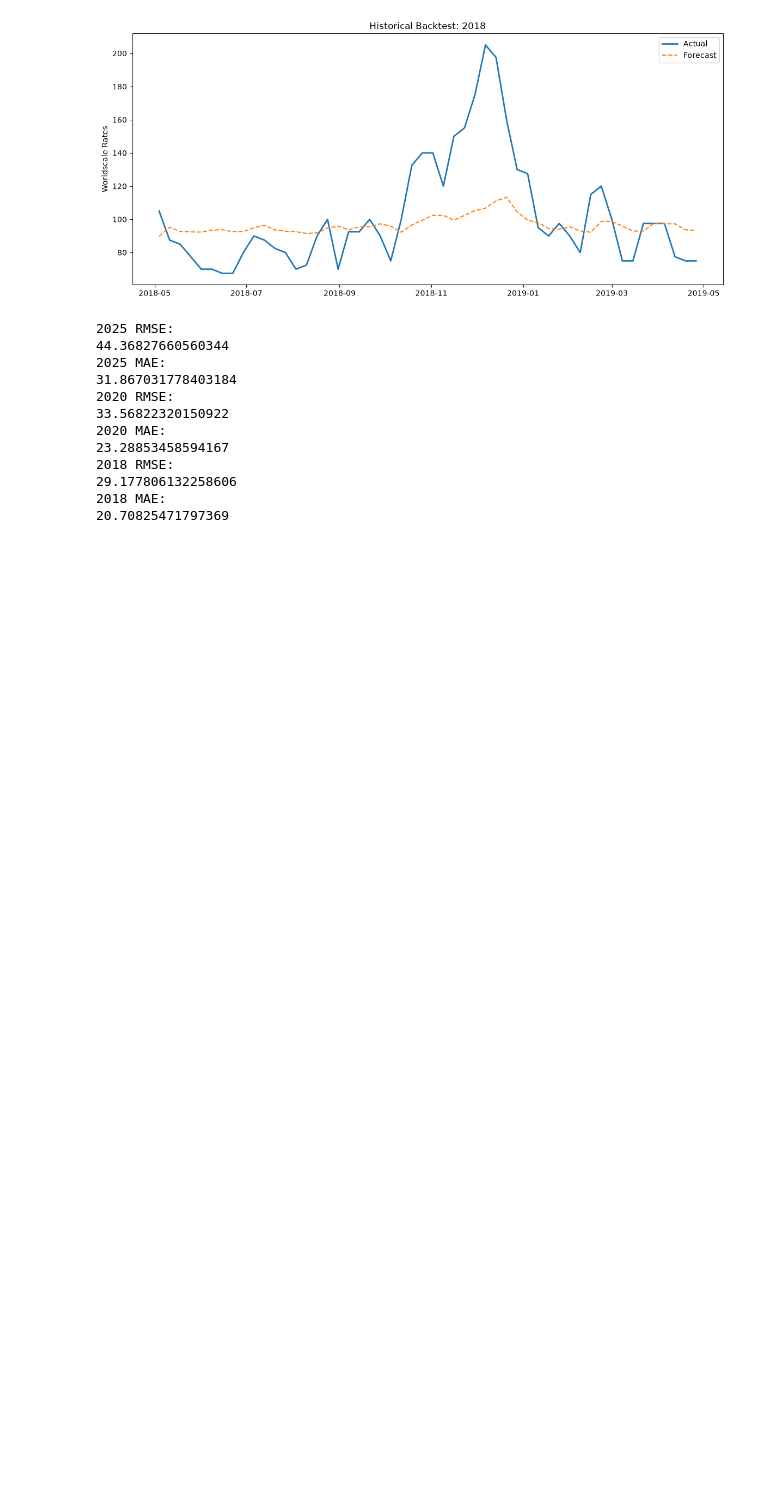
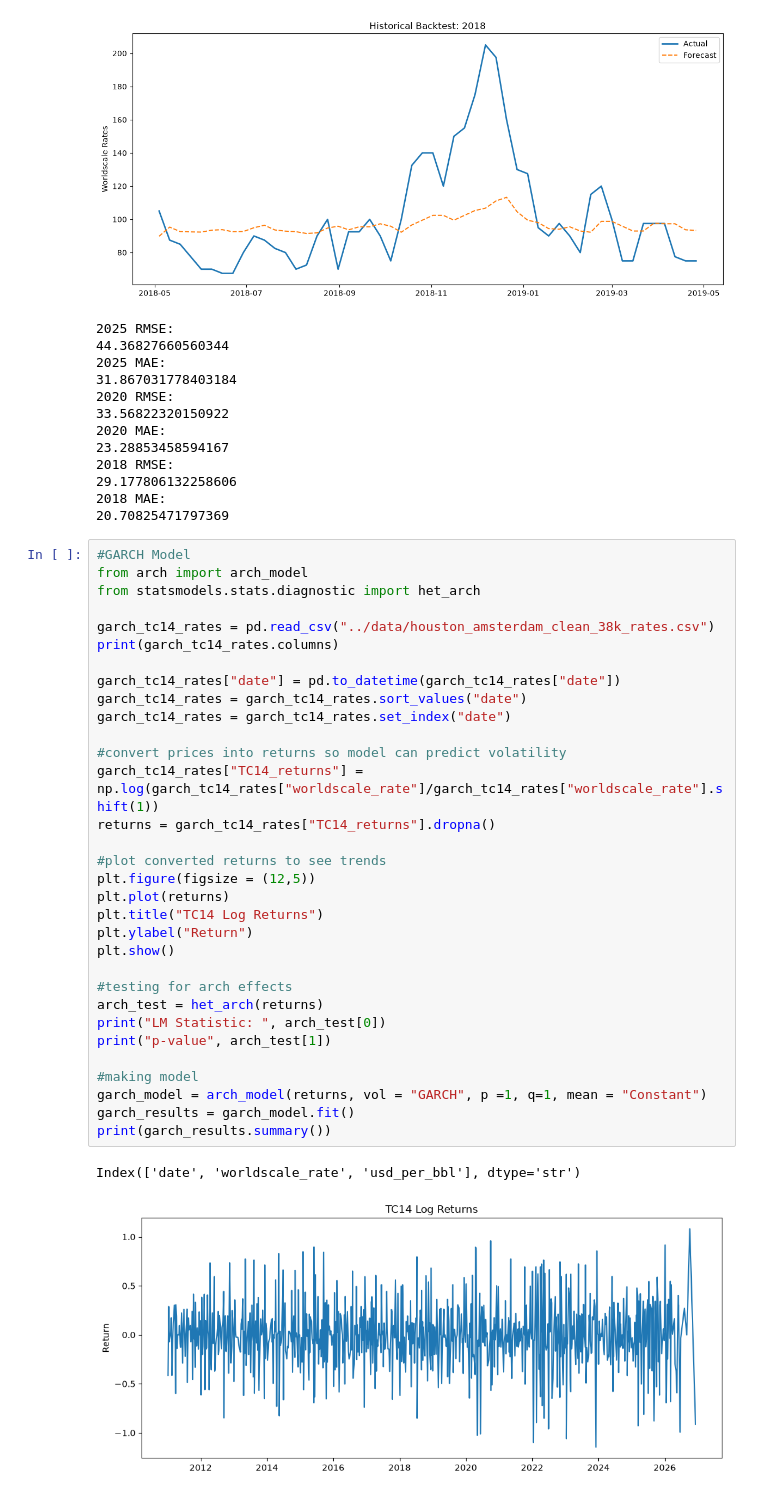
Before and after one commit to hdwyerr/freight-forecasting-models, a Jupyter notebook: code/TC14_Models.ipynb, the cells around one changed output. Saved outputs shown, nothing was run; the diff lists cells and outputs as text; blank space fills up the shorter version.

Commit message:
working on tc14 garch model

```diff
--- a/code/TC14_Models.ipynb
+++ b/code/TC14_Models.ipynb
@@ -794,3 +794,38 @@ Before plotting: <function ylabel at 0x...>
 29.177806132258606
 2018 MAE:
 20.70825471797369
+# %%
+#GARCH Model
+from arch import arch_model
+from statsmodels.stats.diagnostic import het_arch
+
+garch_tc14_rates = pd.read_csv("../data/houston_amsterdam_clean_38k_rates.csv")
+print(garch_tc14_rates.columns)
+
+garch_tc14_rates["date"] = pd.to_datetime(garch_tc14_rates["date"])
+garch_tc14_rates = garch_tc14_rates.sort_values("date")
+garch_tc14_rates = garch_tc14_rates.set_index("date")
+
+#convert prices into returns so model can predict volatility
+garch_tc14_rates["TC14_returns"] = np.log(garch_tc14_rates["worldscale_rate"]/garch_tc14_rates["worldscale_rate"].shift(1))
+returns = garch_tc14_rates["TC14_returns"].dropna()
+
+#plot converted returns to see trends
+plt.figure(figsize = (12,5))
+plt.plot(returns)
+plt.title("TC14 Log Returns")
+plt.ylabel("Return")
+plt.show()
+
+#testing for arch effects
+arch_test = het_arch(returns)
+print("LM Statistic: ", arch_test[0])
+print("p-value", arch_test[1])
+
+#making model
+garch_model = arch_model(returns, vol = "GARCH", p =1, q=1, mean = "Constant")
+garch_results = garch_model.fit()
+print(garch_results.summary())
+# %% [output]
+Index(['date', 'worldscale_rate', 'usd_per_bbl'], dtype='str')
+[figure, added]
```
Also changed, not shown: parts of 1 cell of this notebook.
